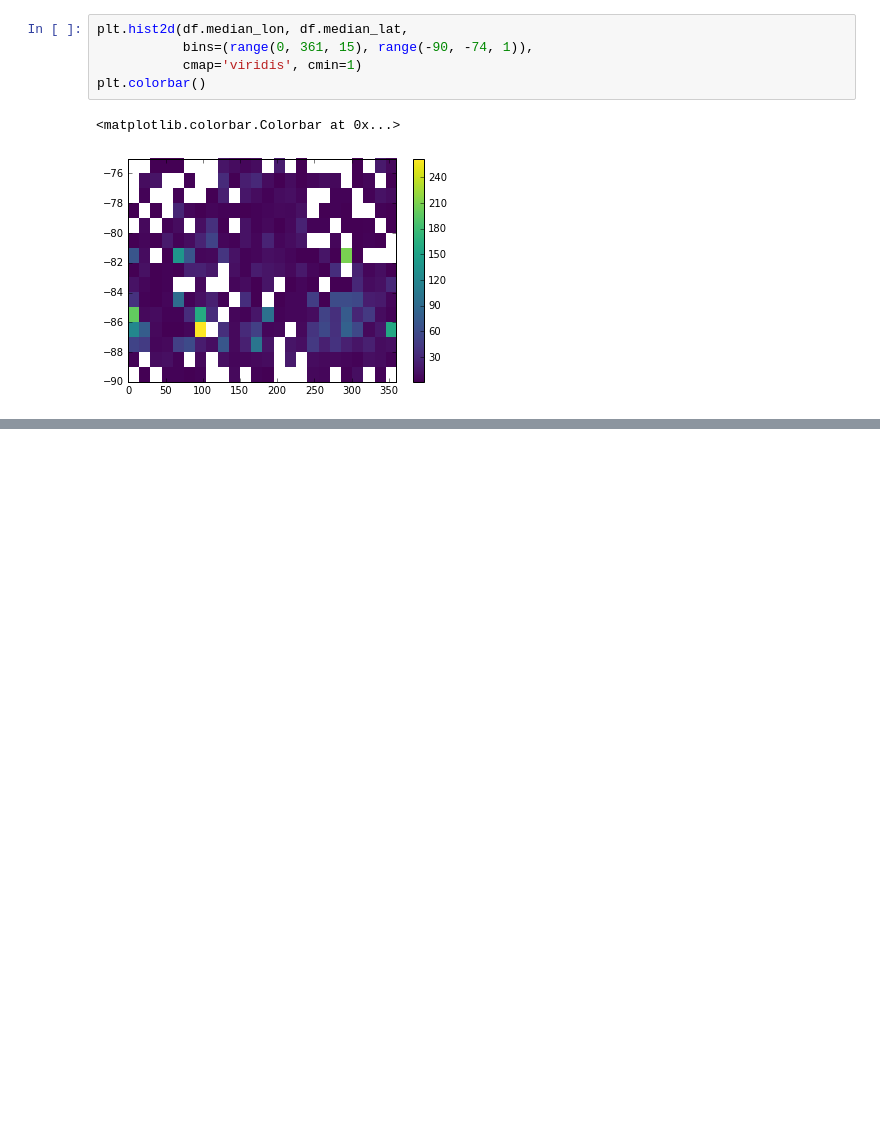
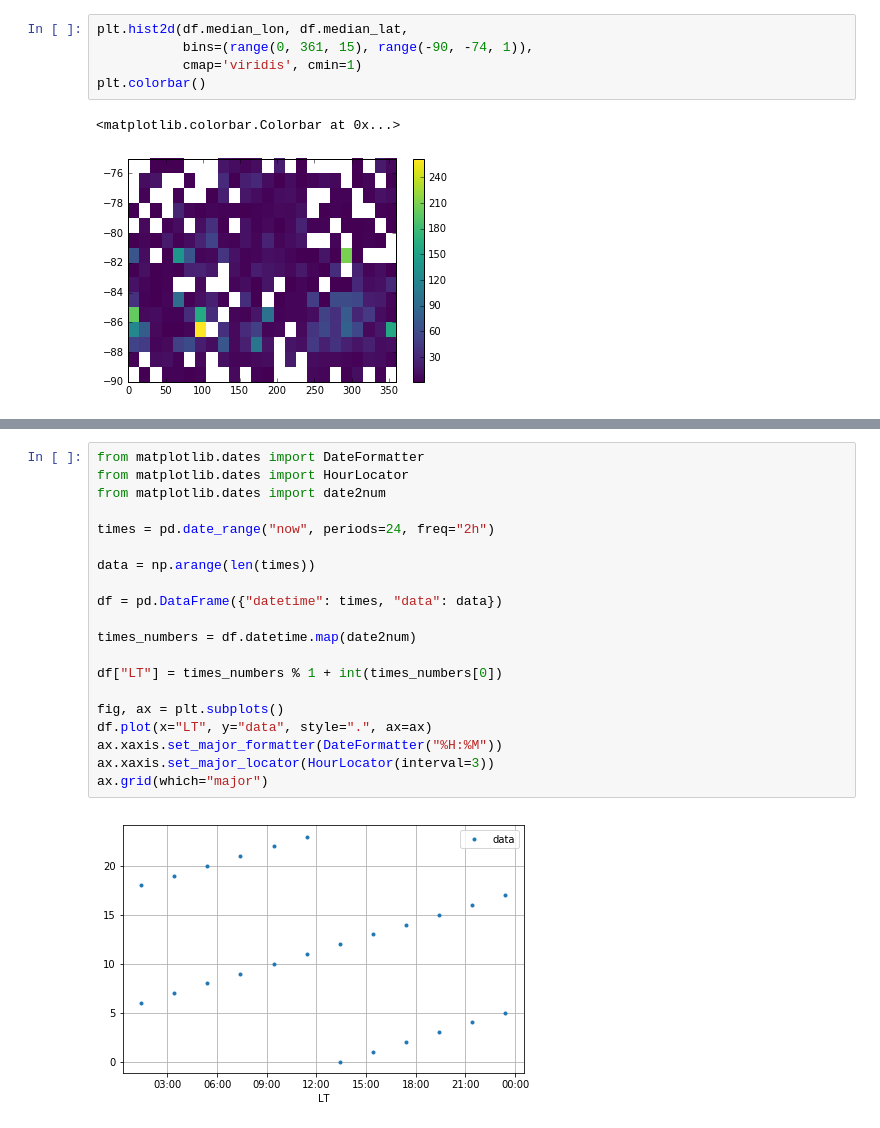
Before and after one commit to michaelaye/planet4, a Jupyter notebook: notebooks/south pole coverage plot.ipynb, the cells around one changed output, grey strips where cells are left out. Cells and saved outputs as stored; diff of their text form; blank space fills up the shorter version.

```diff
--- a/notebooks/south pole coverage plot.ipynb
+++ b/notebooks/south pole coverage plot.ipynb
@@ -70,0 +93,22 @@ plt.colorbar()
+# %%
+from matplotlib.dates import DateFormatter
+from matplotlib.dates import HourLocator
+from matplotlib.dates import date2num
+
+times = pd.date_range("now", periods=24, freq="2h")
+
+data = np.arange(len(times))
+
+df = pd.DataFrame({"datetime": times, "data": data})
+
+times_numbers = df.datetime.map(date2num)
+
+df["LT"] = times_numbers % 1 + int(times_numbers[0])
+
+fig, ax = plt.subplots()
+df.plot(x="LT", y="data", style=".", ax=ax)
+ax.xaxis.set_major_formatter(DateFormatter("%H:%M"))
+ax.xaxis.set_major_locator(HourLocator(interval=3))
+ax.grid(which="major")
+# %% [output]
+[figure, added]
```
Also changed, not shown: parts of 15 cells of this notebook, 22 other files.
